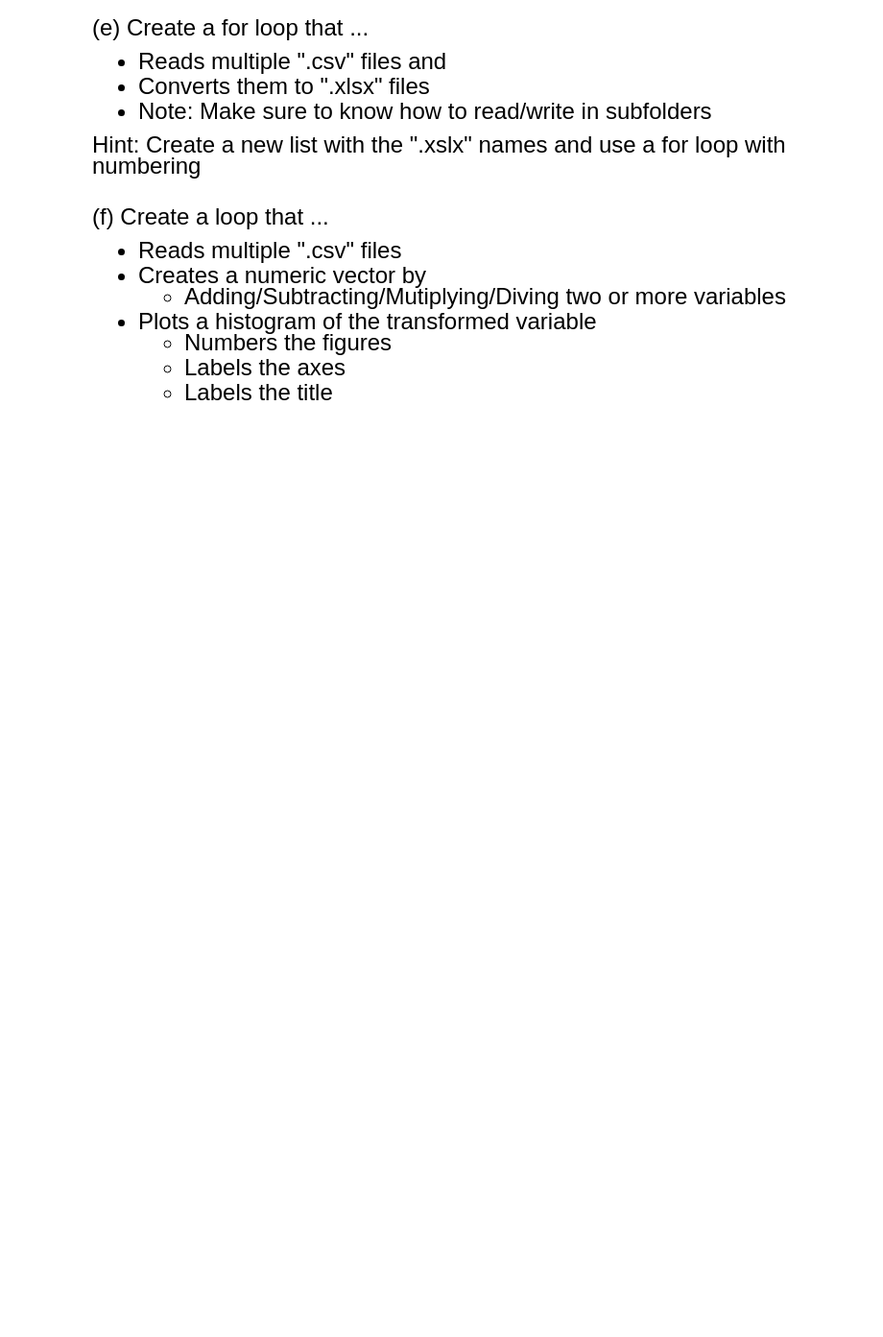
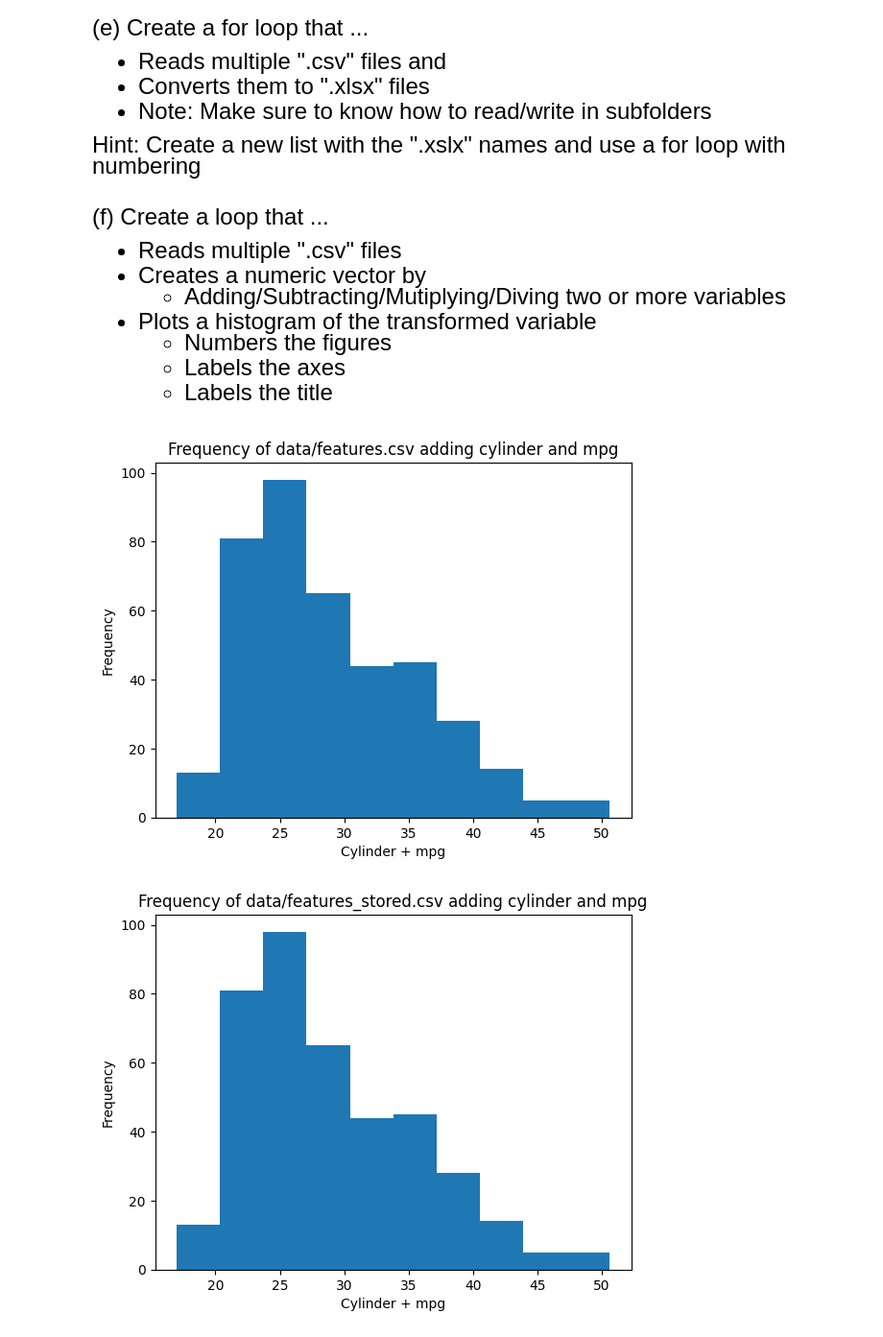
Before and after one commit to riakrishna/emoryqtm151, a Jupyter notebook: Lecture 07/Lecture 7 Personal Notes.ipynb, the cells around one changed output. Shown at 96% size. Cells and saved outputs as stored; diff of their text form; code cells hidden in the pictures; blank space fills up the shorter version.

```diff
--- a/Lecture 07/Lecture 7 Personal Notes.ipynb
+++ b/Lecture 07/Lecture 7 Personal Notes.ipynb
@@ -182,6 +186,16 @@ $\qquad$ "This dataset contains information before 2010"
 - Note: Make sure to know how to read/write in subfolders
 
 Hint: Create a new list with the ".xslx" names and use a for loop with numbering
+# %%
+list_csv_files = ["data/features_stored.csv", "data/features.csv"]
+list_xlsx_files = []
+
+
+for file in list_csv_files:
+    read_file = pd.read_csv(file)
+    read_file.to_excel('data/excelfile.xlsx')
+    excel_file = pd.read_excel('data/excelfile.xlsx')
+    list_xlsx_files.append(excel_file)
 # %% [markdown]
 <font size = "5">
 
@@ -194,3 +208,16 @@ Hint: Create a new list with the ".xslx" names and use a for loop with numbering
     - Numbers the figures
     - Labels the axes
     - Labels the title
+# %%
+list_csv = ["data/features.csv", "data/features_stored.csv"]
+for file in list_csv:
+    read_file = pd.read_csv(file)
+    added_variable = (read_file['cylinders'] + read_file['mpg'])
+    plt.hist(x=added_variable)
+    plt.xlabel("Cylinder + mpg")
+    plt.ylabel("Frequency")
+    plt.title("Frequency of " + str(file) + " adding cylinder and mpg")
+    plt.show()
+# %% [output]
+[figure, added]
+[figure, added]
```
Also changed, not shown: parts of 5 cells of this notebook, 5 other files.
